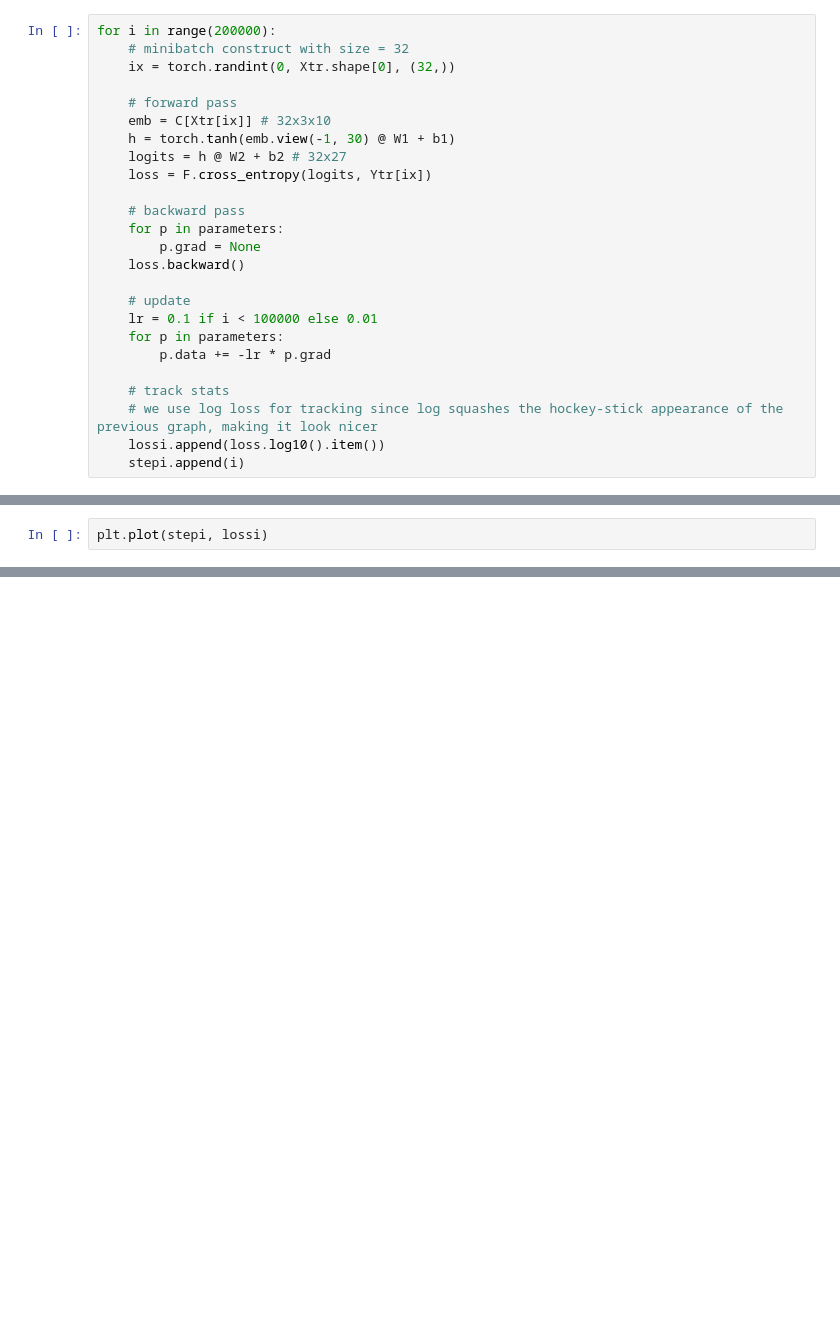
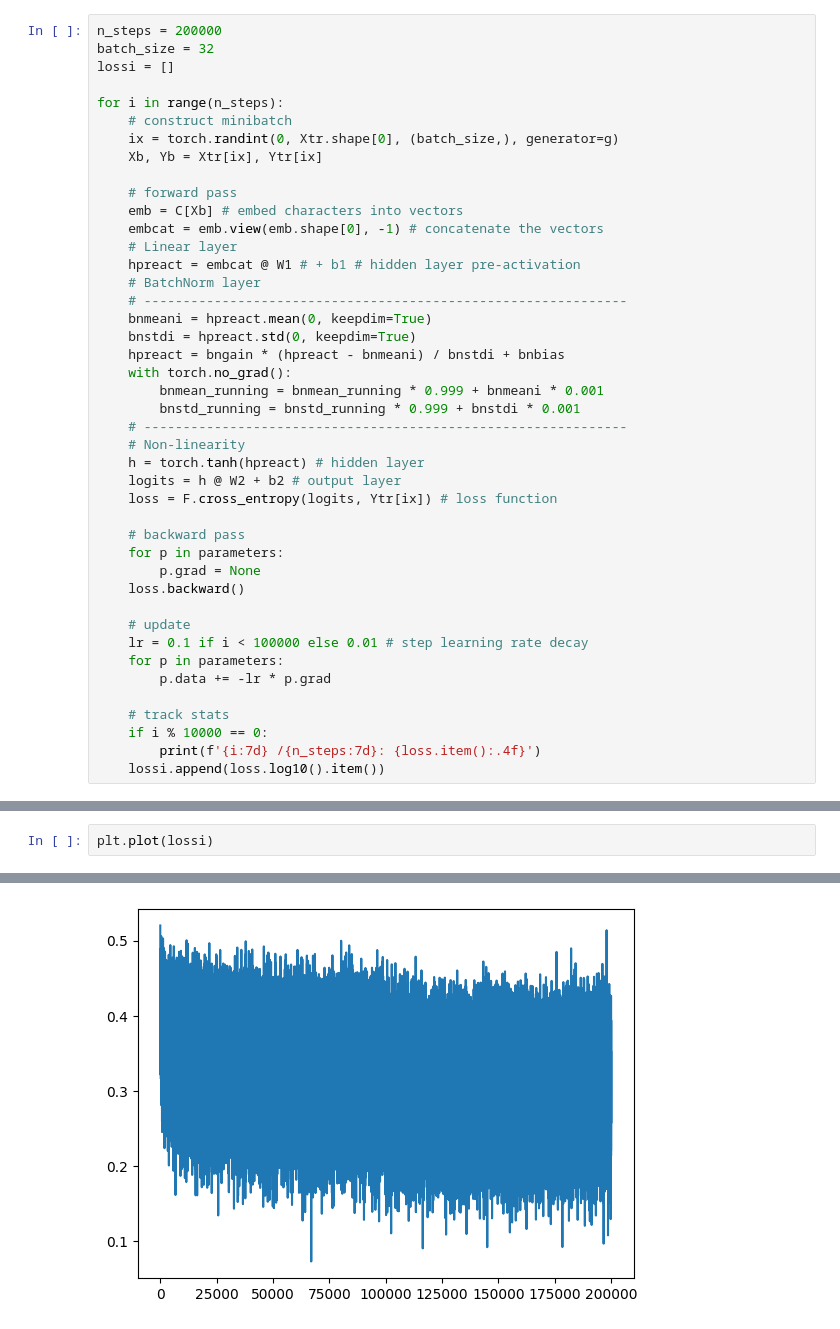
Before and after one commit to SanjayBysani/makemore, a Jupyter notebook: sanjay-learning-lecture4.ipynb, the cells around one changed output, grey strips where cells are left out. Saved outputs shown, nothing was run; the diff lists cells and outputs as text; blank space fills up the shorter version.

```diff
--- a/sanjay-learning-lecture4.ipynb
+++ b/sanjay-learning-lecture4.ipynb
@@ -66,13 +85,31 @@ lossi, stepi = [], []
 # %%
-for i in range(200000):
-    # minibatch construct with size = 32
-    ix = torch.randint(0, Xtr.shape[0], (32,))
+n_steps = 200000
+batch_size = 32
+lossi = []
+
+for i in range(n_steps):
+    # construct minibatch
+    ix = torch.randint(0, Xtr.shape[0], (batch_size,), generator=g)
+    Xb, Yb = Xtr[ix], Ytr[ix]
 
     # forward pass
-    emb = C[Xtr[ix]] # 32x3x10
-    h = torch.tanh(emb.view(-1, 30) @ W1 + b1)
-    logits = h @ W2 + b2 # 32x27
-    loss = F.cross_entropy(logits, Ytr[ix])
+    emb = C[Xb] # embed characters into vectors
+    embcat = emb.view(emb.shape[0], -1) # concatenate the vectors
+    # Linear layer
+    hpreact = embcat @ W1 # + b1 # hidden layer pre-activation
+    # BatchNorm layer
+    # --------------------------------------------------------------
+    bnmeani = hpreact.mean(0, keepdim=True)
+    bnstdi = hpreact.std(0, keepdim=True)
+    hpreact = bngain * (hpreact - bnmeani) / bnstdi + bnbias
+    with torch.no_grad():
+        bnmean_running = bnmean_running * 0.999 + bnmeani * 0.001
+        bnstd_running = bnstd_running * 0.999 + bnstdi * 0.001
+    # --------------------------------------------------------------
+    # Non-linearity
+    h = torch.tanh(hpreact) # hidden layer
+    logits = h @ W2 + b2 # output layer
+    loss = F.cross_entropy(logits, Ytr[ix]) # loss function
 
     # backward pass
     for p in parameters:
@@ -80,11 +117,11 @@ for i in range(200000):
     loss.backward()
 
     # update
-    lr = 0.1 if i < 100000 else 0.01
+    lr = 0.1 if i < 100000 else 0.01 # step learning rate decay
     for p in parameters:
         p.data += -lr * p.grad
 
     # track stats
-    # we use log loss for tracking since log squashes the hockey-stick appearance of the previous graph, making it look nicer
+    if i % 10000 == 0:
+        print(f'{i:7d} /{n_steps:7d}: {loss.item():.4f}')
     lossi.append(loss.log10().item())
-    stepi.append(i)
@@ -103,2 +131,3 @@ tensor(2.1622, grad_fn=<NllLossBackward0>)
 # %%
-plt.plot(stepi, lossi)
+plt.plot(lossi)
+# %% [output]
@@ -104,0 +135 @@ plt.plot(stepi, lossi)
+[figure, added]
```
Also changed, not shown: parts of 31 cells of this notebook, 1 other file.
